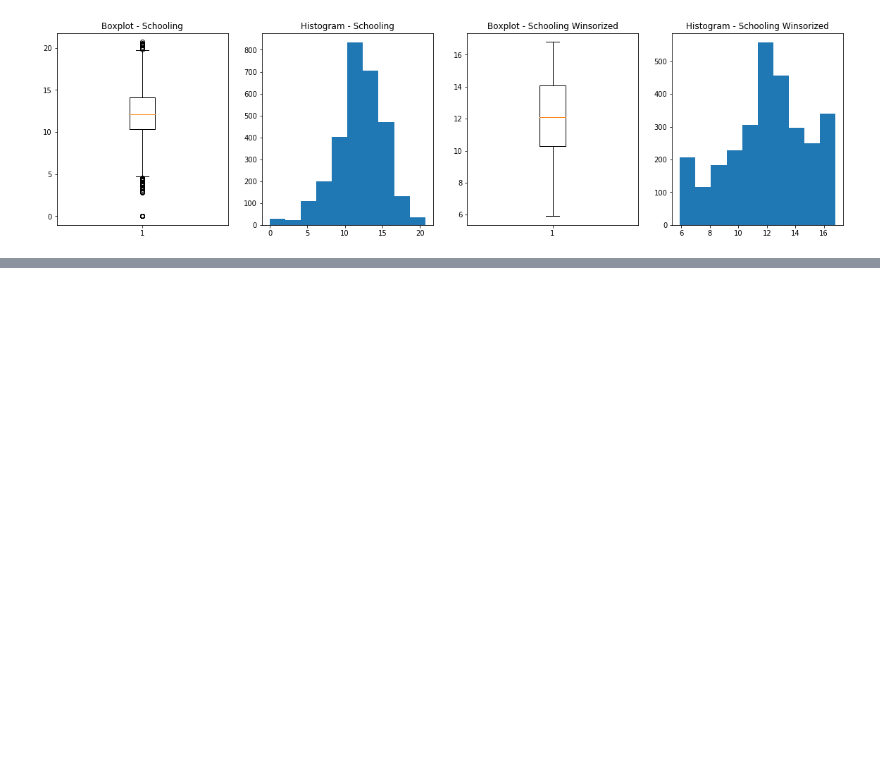
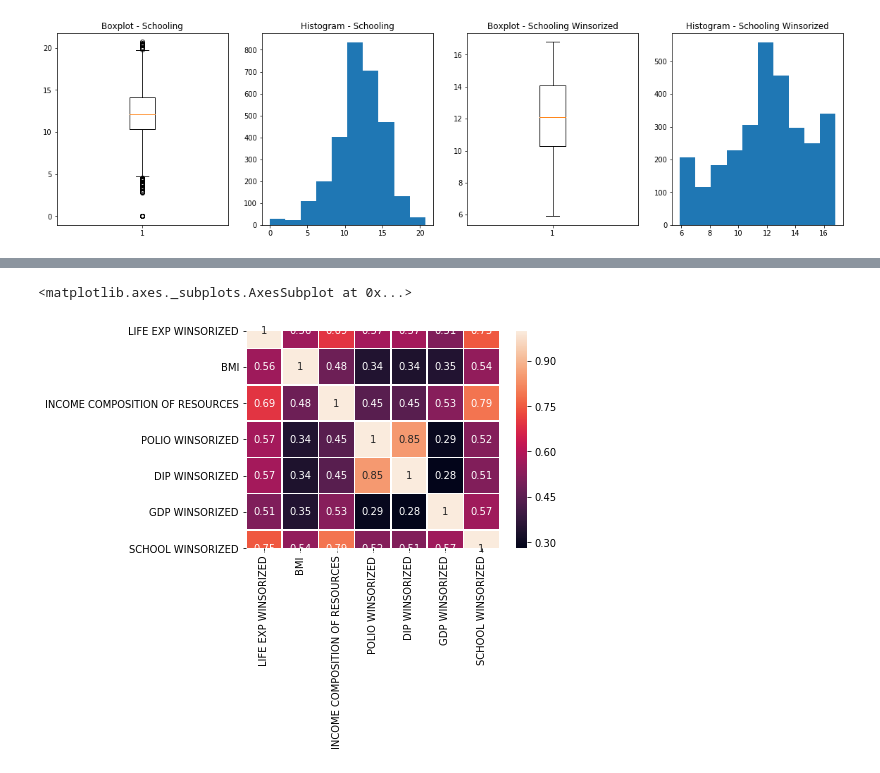
Before and after one commit to BenGriffith/data-science, a Jupyter notebook: exercises/model-preparation-challenge.ipynb, the cells around one changed output, grey strips where cells are left out. Saved outputs shown, nothing was run; the diff lists cells and outputs as text; code cells hidden in the pictures; blank space fills up the shorter version.

```diff
--- a/exercises/model-preparation-challenge.ipynb
+++ b/exercises/model-preparation-challenge.ipynb
@@ -447,7 +411,7 @@ plt.show()
 [figure]
 # %%
 # HIV winsorized
-hiv_winsorized = winsorize(life['HIV/AIDS'], (0, 0.15))
+hiv_winsorized = winsorize(life['HIV/AIDS'], (0, 0.20))
 
 plt.figure(figsize=(20, 5))
 
@@ -473,6 +437,6 @@ plt.show()
 # %%
 # GDP winsorized
-gdp_winsorized = winsorize(life['GDP'], (0, 0.10))
+gdp_winsorized = winsorize(life['GDP'], (0, 0.20))
 
 plt.figure(figsize=(20, 5))
 
@@ -486,11 +450,11 @@ plt.title('Histogram - GDP')
 
 plt.subplot(1, 4, 3)
 plt.boxplot(gdp_winsorized)
-plt.title('Boxplot - GDP Winsorized')
+plt.title('Boxplot - GDP')
 
 plt.subplot(1, 4, 4)
 plt.hist(gdp_winsorized)
-plt.title('Histogram - GDP Winsorized')
+plt.title('Histogram - GDP')
 
 plt.show()
 # %% [output]
@@ -611,0 +616,26 @@ plt.show()
+# %%
+# Create copy of life df
+life_winsorized = life.copy()
+# %%
+# Add winsorized variables to df
+life_winsorized['LIFE EXP WINSORIZED'] = life_exp_winsorized
+life_winsorized['ADULT MORT WINSORIZED'] = adult_mort_winsorized
+life_winsorized['INFANT DEATHS WINSORIZED'] = infant_deaths_winsorized
+life_winsorized['ALCOHOL WINSORIZED'] = alcohol_winsorized
+life_winsorized['PERCENT EXP WINSORIZED'] = percent_exp_winsorized
+life_winsorized['HEP WINSORIZED'] = hep_winsorized
+life_winsorized['MEASLES WINSORIZED'] = measles_winsorized
+life_winsorized['UNDER FIVE WINSORIZED'] = under_five_winsorized
+life_winsorized['POLIO WINSORIZED'] = polio_winsorized
+life_winsorized['TOTAL EXP WINSORIZED'] = total_exp_winsorized
+life_winsorized['DIP WINSORIZED'] = dip_winsorized
+life_winsorized['HIV WINSORIZED'] = hiv_winsorized
+life_winsorized['GDP WINSORIZED'] = gdp_winsorized
+life_winsorized['THIN 19 WINSORIZED'] = thin_19_winsorized
+life_winsorized['THIN 5 WINSORIZED'] = thin_5_winsorized
+life_winsorized['SCHOOL WINSORIZED'] = school_winsorized
+
+life_winsorized.drop(['LIFE EXPECTANCY', 'ADULT MORTALITY', 'INFANT DEATHS', 'ALCOHOL',
+                     'PERCENT EXPENDITURE', 'HEPATITIS B', 'MEASLES', 'UNDER-FIVE DEATHS',
+                     'POLIO', 'TOTAL EXPENDITURE', 'DIPHTHERIA', 'HIV/AIDS', 'GDP',
+                     'THINNESS 1-19', 'THINNESS 5-9', 'SCHOOLING'], axis=1, inplace=True)
@@ -611,0 +678,10 @@ plt.show()
+# %%
+# Heatmap
+sns.heatmap(life_winsorized[['LIFE EXP WINSORIZED', 'BMI', 'INCOME COMPOSITION OF RESOURCES',
+                             'POLIO WINSORIZED', 'DIP WINSORIZED', 'GDP WINSORIZED', 'SCHOOL WINSORIZED']].corr(),
+           square=True,
+           annot=True,
+           linewidths=0.5)
+# %% [output]
+<matplotlib.axes._subplots.AxesSubplot at 0x...>
+[figure, added]
```
Also changed, not shown: parts of 24 cells of this notebook.
